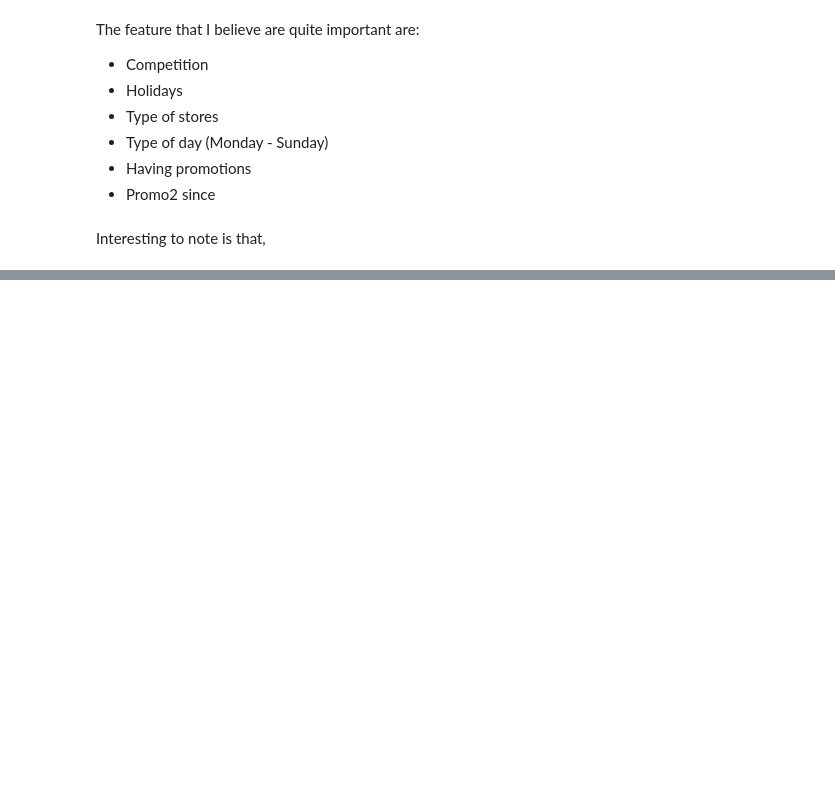
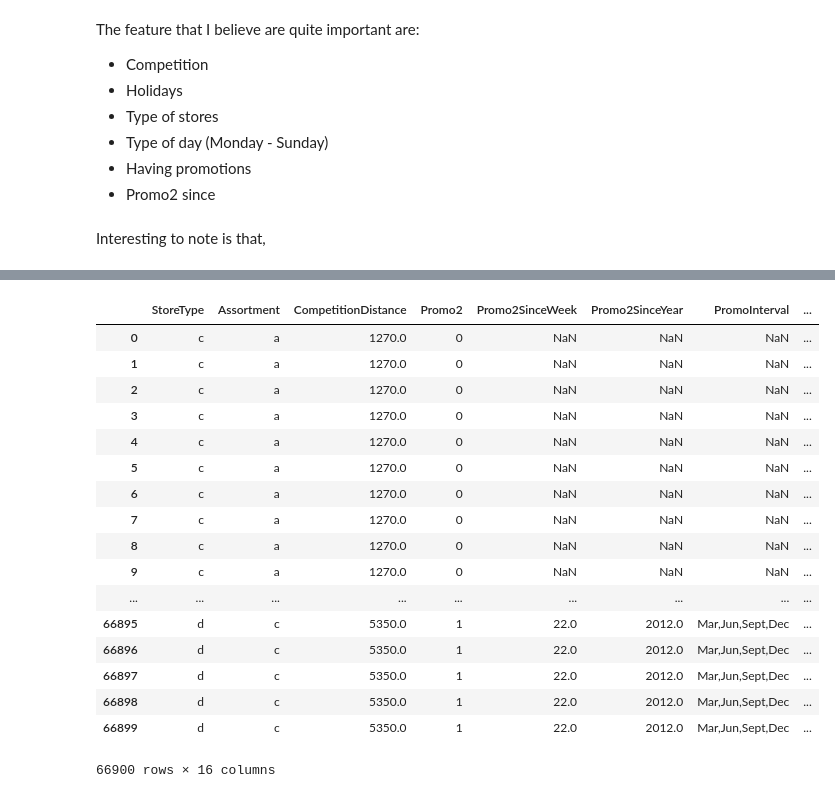
Before and after one commit to HooDeLin/CS3244-Homework-3, a Jupyter notebook: CS3244 Homework 3.ipynb, the cells around one changed output, grey strips where cells are left out. Saved outputs shown, nothing was run; the diff lists cells and outputs as text; code cells hidden in the pictures; blank space fills up the shorter version.

```diff
--- a/CS3244 Homework 3.ipynb
+++ b/CS3244 Homework 3.ipynb
@@ -64,0 +39,8 @@ testDataSanitized =
+# %%
+trainData = pd.read_csv('train_v2.csv', parse_dates=['Date'], dtype={'StateHoliday': 'str'})
+testData = pd.read_csv('test_v2.csv',  parse_dates=['Date'], dtype={'StateHoliday': 'str'})
+storeData = pd.read_csv('store.csv')
+
+trainData = pd.merge(storeData, trainData, on='Store')
+testData = pd.merge(storeData, testData, on='Store')
+# testDataUnsanitized = pd.read_csv('test_v2.csv',  parse_dates=['Date'], dtype={'StateHoliday': 'str'})
@@ -64,0 +92,32 @@ testDataSanitized =
+# %%
+trainData['hasHoliday'] = trainData.apply(lambda row: hasHoliday(row), axis=1)
+trainData['CompetitionAge'] = trainData.apply(lambda row: calculateCompetitionAge(row), axis=1)
+trainData['havingPromo2'] = trainData.apply(lambda row: isHavingPromo2(row), axis=1)
+# %%
+trainData.drop('CompetitionOpenSinceMonth', axis=1, inplace=True)
+trainData.drop('CompetitionOpenSinceYear', axis=1, inplace=True)
+trainData.drop('StateHoliday', axis=1, inplace=True)
+trainData.drop('SchoolHoliday', axis=1, inplace=True)
+trainDataSanitizedStore = trainData.loc[:, 'Store']
+trainData.drop('Store', axis=1, inplace=True)
+# %%
+trainData
+# %% [output]
+|  | StoreType | Assortment | CompetitionDistance | Promo2 | Promo2SinceWeek | Promo2SinceYear | PromoInterval | ... |
+| 0 | c | a | 1270.0 | 0 | NaN | NaN | NaN | ... |
+| 1 | c | a | 1270.0 | 0 | NaN | NaN | NaN | ... |
+| 2 | c | a | 1270.0 | 0 | NaN | NaN | NaN | ... |
+| 3 | c | a | 1270.0 | 0 | NaN | NaN | NaN | ... |
+| 4 | c | a | 1270.0 | 0 | NaN | NaN | NaN | ... |
+| 5 | c | a | 1270.0 | 0 | NaN | NaN | NaN | ... |
+| 6 | c | a | 1270.0 | 0 | NaN | NaN | NaN | ... |
+| 7 | c | a | 1270.0 | 0 | NaN | NaN | NaN | ... |
+| 8 | c | a | 1270.0 | 0 | NaN | NaN | NaN | ... |
+| 9 | c | a | 1270.0 | 0 | NaN | NaN | NaN | ... |
+| ... | ... | ... | ... | ... | ... | ... | ... | ... |
+| 66895 | d | c | 5350.0 | 1 | 22.0 | 2012.0 | Mar,Jun,Sept,Dec | ... |
+| 66896 | d | c | 5350.0 | 1 | 22.0 | 2012.0 | Mar,Jun,Sept,Dec | ... |
+| 66897 | d | c | 5350.0 | 1 | 22.0 | 2012.0 | Mar,Jun,Sept,Dec | ... |
+| 66898 | d | c | 5350.0 | 1 | 22.0 | 2012.0 | Mar,Jun,Sept,Dec | ... |
+| 66899 | d | c | 5350.0 | 1 | 22.0 | 2012.0 | Mar,Jun,Sept,Dec | ... |
+66900 rows × 16 columns
```
Also changed, not shown: parts of 17 cells of this notebook, 2 other files.
